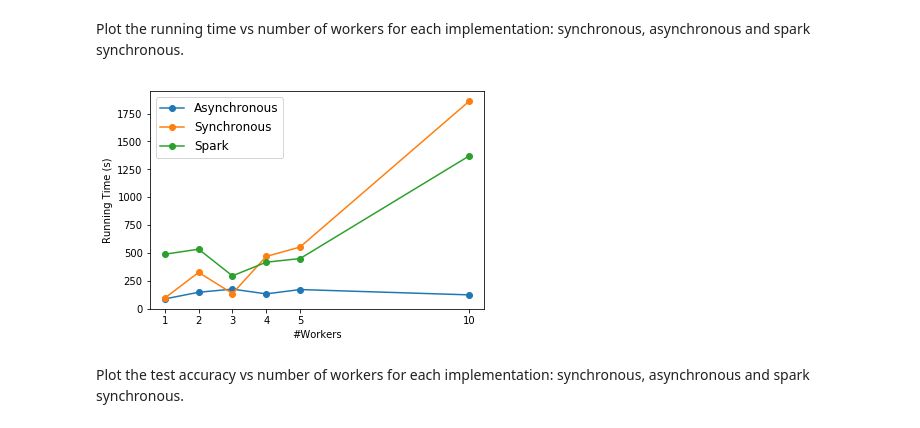
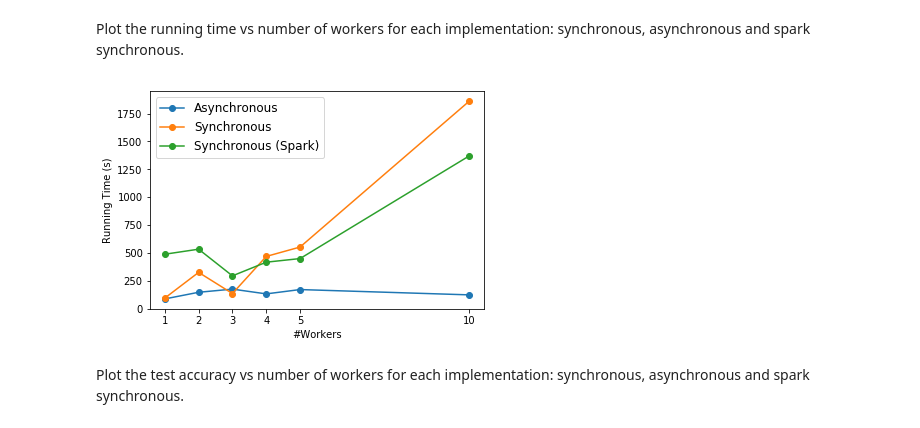
Before and after one commit to rusucosmin/hw, a Jupyter notebook: analysis/analysis.ipynb, the cells around one changed output. Drawn from its saved outputs; the diff is of its cells as text; code cells hidden in the pictures.

```diff
--- a/analysis/analysis.ipynb
+++ b/analysis/analysis.ipynb
@@ -28,7 +28,7 @@ data['compute-time'] = (data['end-compute-time'] - data['start-compute-time'])/n
 # %% [markdown]
 Read the logs of the Hogwild implementation
 # %%
-data_paths = [join(LOGS_PATH, f) for f in objs_in_path if isfile(join(LOGS_PATH, f)) and 'hogwild' in f and 'json' in f]
+data_paths = [join(LOGS_PATH, f) for f in objs_in_path if isfile(join(LOGS_PATH, f)) and 'hogwild_log' in f and 'json' in f]
 # %%
 logs = []
 for path in data_paths:
@@ -52,36 +52,36 @@ by_sync = data_hog.groupby('running_mode')
 for rmode in by_sync:
     mode = rmode[0]
     times = []
     workers = []
     for w_count in rmode[1].groupby('n_workers'):
         work = int(w_count[0])
         workers.append(work)
         time = np.mean(w_count[1]['running_time'].values)
         times.append(time)
     zipped_sorted = sorted(zip(workers, times), key=lambda x: x[0])
     (workers, times) = zip(*zipped_sorted)
     plt.plot(workers, times, 'o-', label=mode.capitalize())
 
 ### Spark
 by_workers = data.groupby('num_workers')
 times = []
 workers = []
 for i in by_workers:
     compute_time = i[1]['compute-time']
     workers.append(i[0])
     times.append(np.mean(compute_time))
 
-plt.plot(workers, times, 'o-', label='Spark')
+plt.plot(workers, times, 'o-', label='Synchronous (Spark)')
 ### plot
 plt.rc('font', size=12)
 plt.xlabel('#Workers')
 plt.ylabel('Running Time (s)')
 plt.xticks(workers)
 plt.legend()
-plt.savefig('workers_running_time.png')
+plt.savefig('workers_running_time.png', bbox_inches='tight')
 plt.show()
 # %% [output]
-[figure, old version]
+[figure, new version]
 # %% [markdown]
 Plot the test accuracy vs number of workers for each implementation: synchronous, asynchronous and spark synchronous.
 # %%
```
Also changed, not shown: parts of 8 cells of this notebook.
